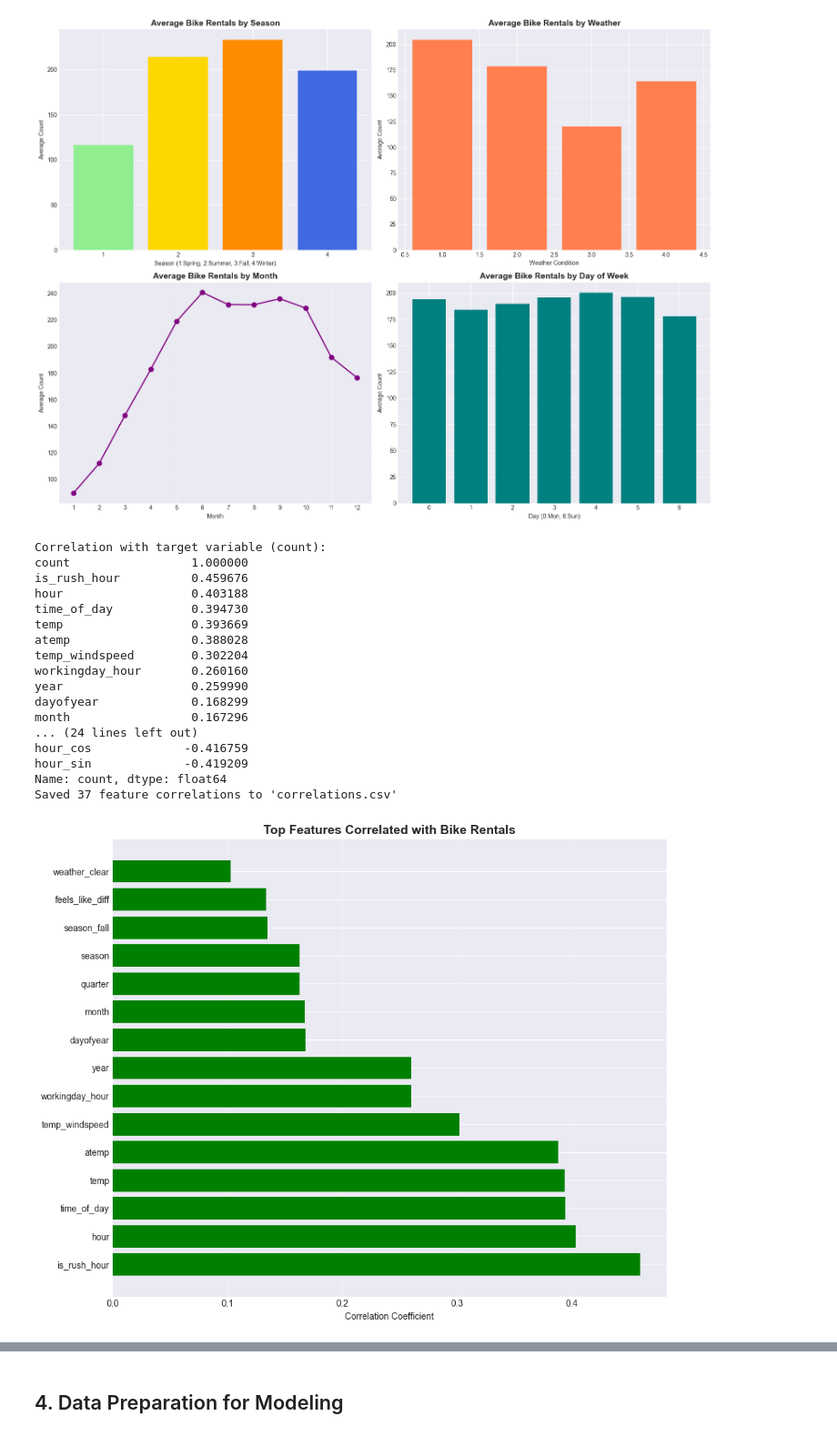
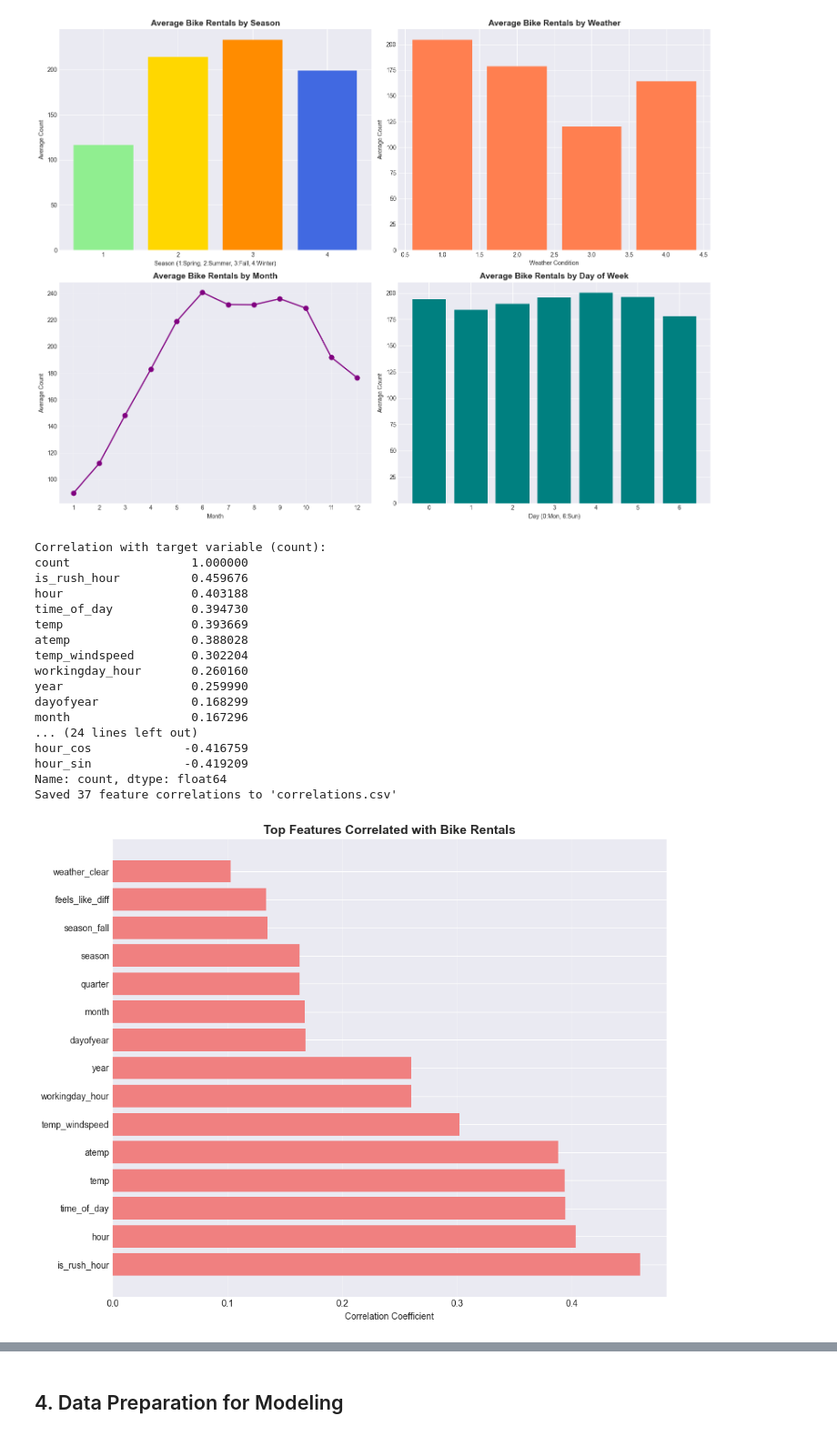
Before and after one commit to manju-wilp/Sem1, a Jupyter notebook: ML/assignments/1/bike_sharing_analysis.ipynb, the cells around one changed output, grey strips where cells are left out. Shown at 91% size. Saved outputs shown, nothing was run; the diff lists cells and outputs as text; code cells hidden in the pictures.

```diff
--- a/ML/assignments/1/bike_sharing_analysis.ipynb
+++ b/ML/assignments/1/bike_sharing_analysis.ipynb
@@ -326,35 +326,35 @@ print(f"Saved {len(corr_df)} feature correlations to 'correlations.csv'")
 corr_df.head(20)
 
 
 # Plot top correlations
 plt.figure(figsize=(10, 8))
-top_corr = correlations[1:16]  # Top 15 (excluding count itself)
-colors = ['green' if x > 0 else 'red' for x in top_corr.values]
+top_corr = correlations[1:16]
+colors = ['lightcoral' if x > 0 else 'red' for x in top_corr.values]
 plt.barh(range(len(top_corr)), top_corr.values, color=colors)
 plt.yticks(range(len(top_corr)), top_corr.index)
 plt.xlabel('Correlation Coefficient')
 plt.title('Top Features Correlated with Bike Rentals', fontsize=14, fontweight='bold')
 plt.grid(True, alpha=0.3, axis='x')
 plt.tight_layout()
 plt.show()
 # %% [output]
 Correlation with target variable (count):
 count                 1.000000
 is_rush_hour          0.459676
 hour                  0.403188
 time_of_day           0.394730
 temp                  0.393669
 atemp                 0.388028
 temp_windspeed        0.302204
 workingday_hour       0.260160
 year                  0.259990
 dayofyear             0.168299
 month                 0.167296
 ... (24 lines left out)
 hour_cos             -0.416759
 hour_sin             -0.419209
 Name: count, dtype: float64
 Saved 37 feature correlations to 'correlations.csv'
-[figure, old version]
+[figure, new version]
 # %%
 # Correlation heatmap for key features
```
Also changed, not shown: parts of 17 cells of this notebook, 1 other file.
